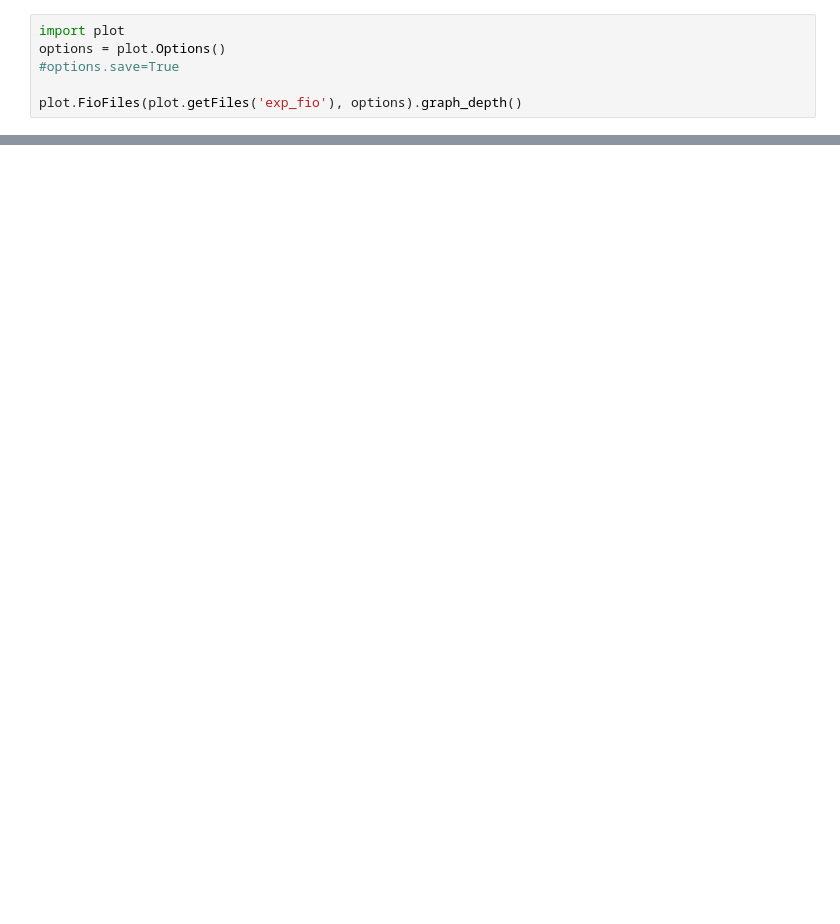
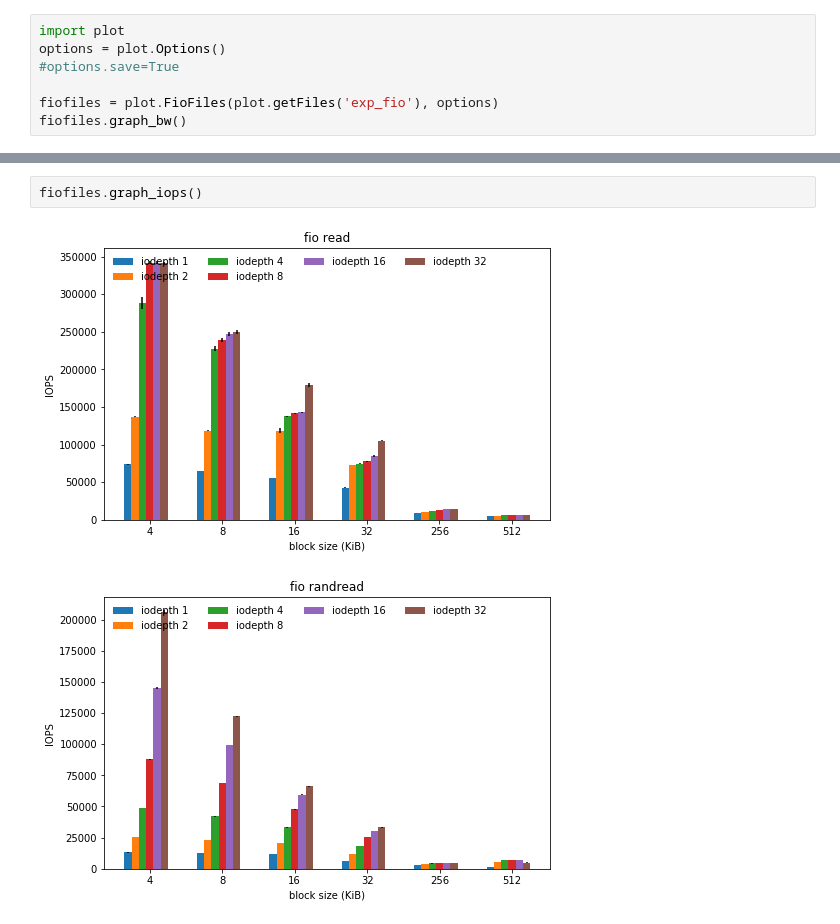
Before and after one commit to alange0001/rocksdb_test, a Jupyter notebook: plot/exp_fio.ipynb, the cells around one changed output, grey strips where cells are left out. Saved outputs shown, nothing was run; the diff lists cells and outputs as text; blank space fills up the shorter version.

```diff
--- a/plot/exp_fio.ipynb
+++ b/plot/exp_fio.ipynb
@@ -3,7 +3,8 @@ import plot
 options = plot.Options()
 #options.save=True
 
-plot.FioFiles(plot.getFiles('exp_fio'), options).graph_depth()
+fiofiles = plot.FioFiles(plot.getFiles('exp_fio'), options)
+fiofiles.graph_bw()
 # %% [output]
 [figure]
 [figure]
@@ -11,0 +13,5 @@ plot.FioFiles(plot.getFiles('exp_fio'), options).graph_depth()
+# %%
+fiofiles.graph_iops()
+# %% [output]
+[figure, added]
+[figure, added]
```
Also changed, not shown: parts of 2 cells of this notebook, 1 other file.
